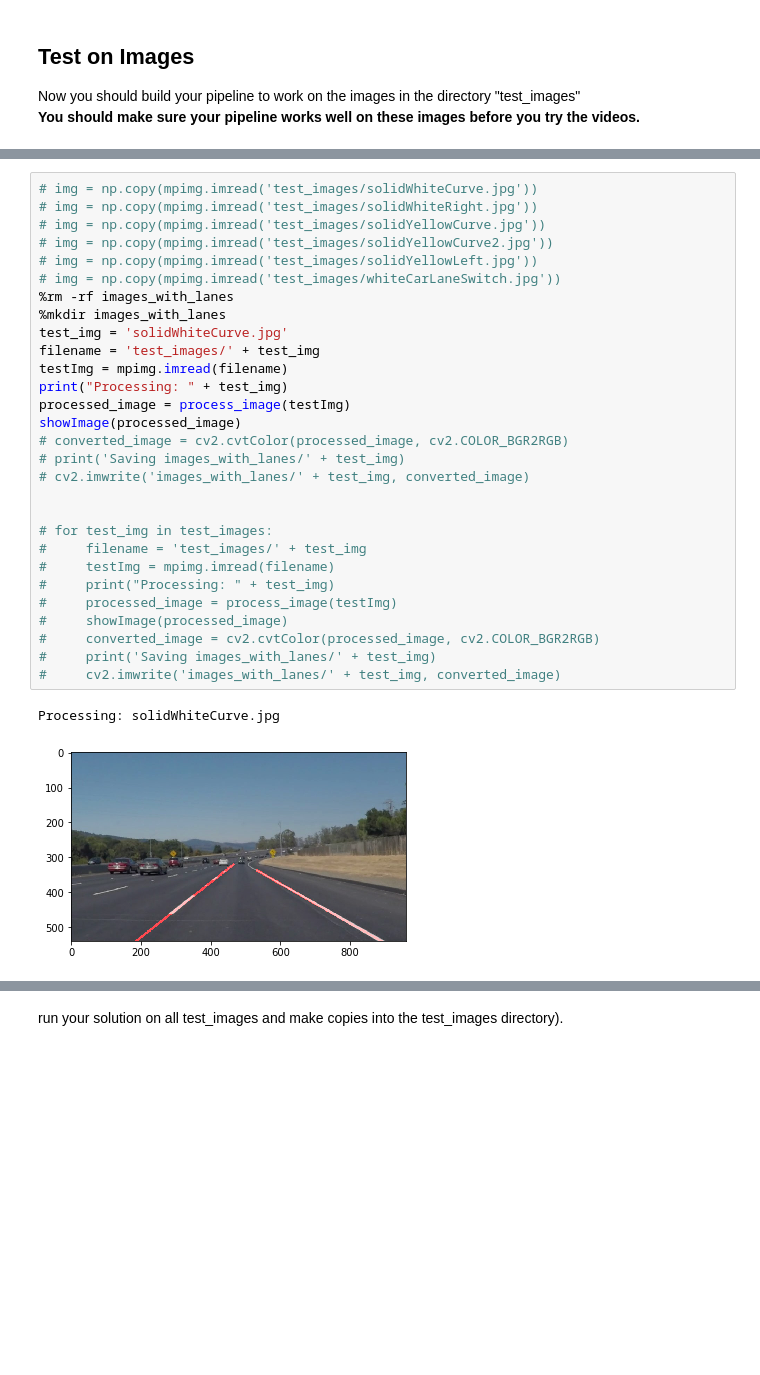
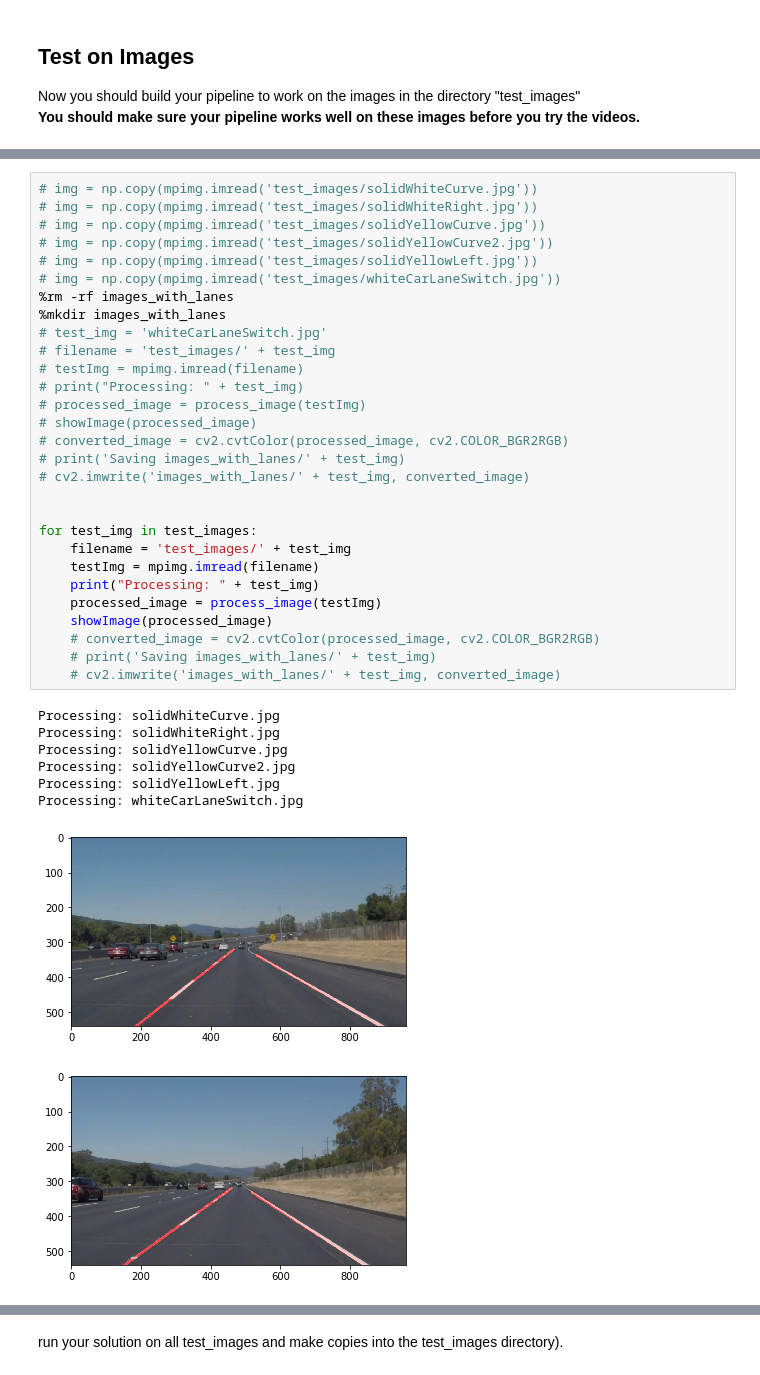
Before and after one commit to asunar/CarND-LaneLines-P1, a Jupyter notebook: P1.ipynb, the cells around one changed output, grey strips where cells are left out. Cells and saved outputs as stored; diff of their text form; blank space fills up the shorter version.

```diff
--- a/P1.ipynb
+++ b/P1.ipynb
@@ -322,32 +234,38 @@ def process_image(img):
 # %%
 # img = np.copy(mpimg.imread('test_images/solidWhiteCurve.jpg'))
 # img = np.copy(mpimg.imread('test_images/solidWhiteRight.jpg'))
 # img = np.copy(mpimg.imread('test_images/solidYellowCurve.jpg'))
 # img = np.copy(mpimg.imread('test_images/solidYellowCurve2.jpg'))
 # img = np.copy(mpimg.imread('test_images/solidYellowLeft.jpg'))
 # img = np.copy(mpimg.imread('test_images/whiteCarLaneSwitch.jpg'))
 %rm -rf images_with_lanes
 %mkdir images_with_lanes
-test_img = 'solidWhiteCurve.jpg'
-filename = 'test_images/' + test_img
-testImg = mpimg.imread(filename)
-print("Processing: " + test_img)
-processed_image = process_image(testImg)
-showImage(processed_image)
+# test_img = 'whiteCarLaneSwitch.jpg'
+# filename = 'test_images/' + test_img
+# testImg = mpimg.imread(filename)
+# print("Processing: " + test_img)
+# processed_image = process_image(testImg)
+# showImage(processed_image)
 # converted_image = cv2.cvtColor(processed_image, cv2.COLOR_BGR2RGB)
 # print('Saving images_with_lanes/' + test_img)
 # cv2.imwrite('images_with_lanes/' + test_img, converted_image)
 
 
-# for test_img in test_images:
-#     filename = 'test_images/' + test_img
-#     testImg = mpimg.imread(filename)
-#     print("Processing: " + test_img)
-#     processed_image = process_image(testImg)
-#     showImage(processed_image)
-#     converted_image = cv2.cvtColor(processed_image, cv2.COLOR_BGR2RGB)
-#     print('Saving images_with_lanes/' + test_img)
-#     cv2.imwrite('images_with_lanes/' + test_img, converted_image)
+for test_img in test_images:
+    filename = 'test_images/' + test_img
+    testImg = mpimg.imread(filename)
+    print("Processing: " + test_img)
+    processed_image = process_image(testImg)
+    showImage(processed_image)
+    # converted_image = cv2.cvtColor(processed_image, cv2.COLOR_BGR2RGB)
+    # print('Saving images_with_lanes/' + test_img)
+    # cv2.imwrite('images_with_lanes/' + test_img, converted_image)
 # %% [output]
 Processing: solidWhiteCurve.jpg
+Processing: solidWhiteRight.jpg
+Processing: solidYellowCurve.jpg
+Processing: solidYellowCurve2.jpg
+Processing: solidYellowLeft.jpg
+Processing: whiteCarLaneSwitch.jpg
 [figure]
+[figure, added]
```
Also changed, not shown: parts of 4 cells of this notebook.
